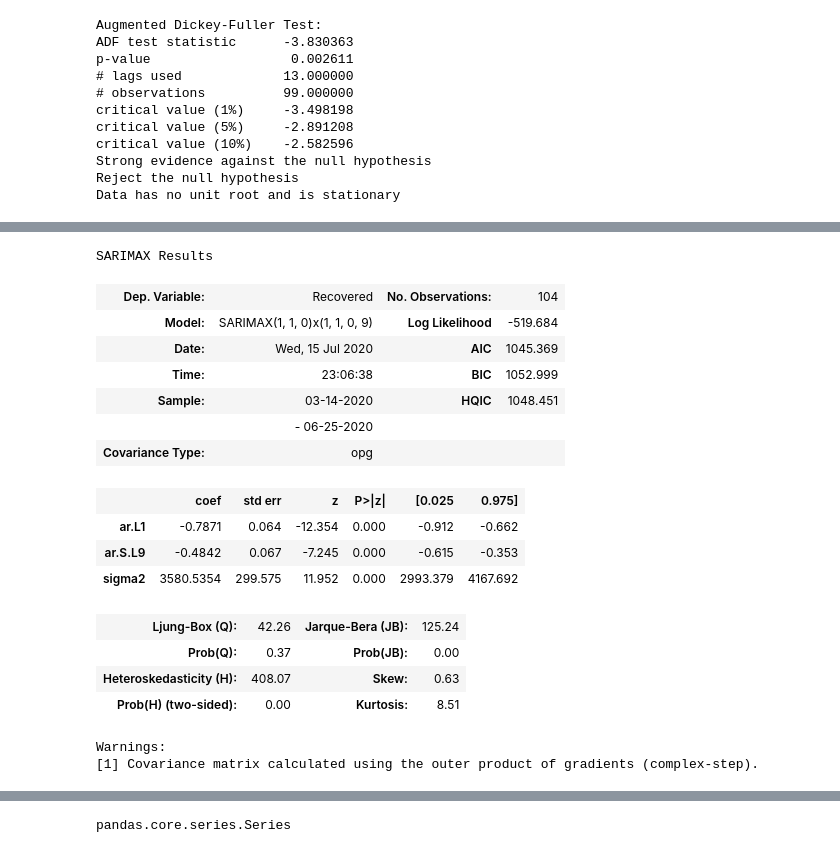
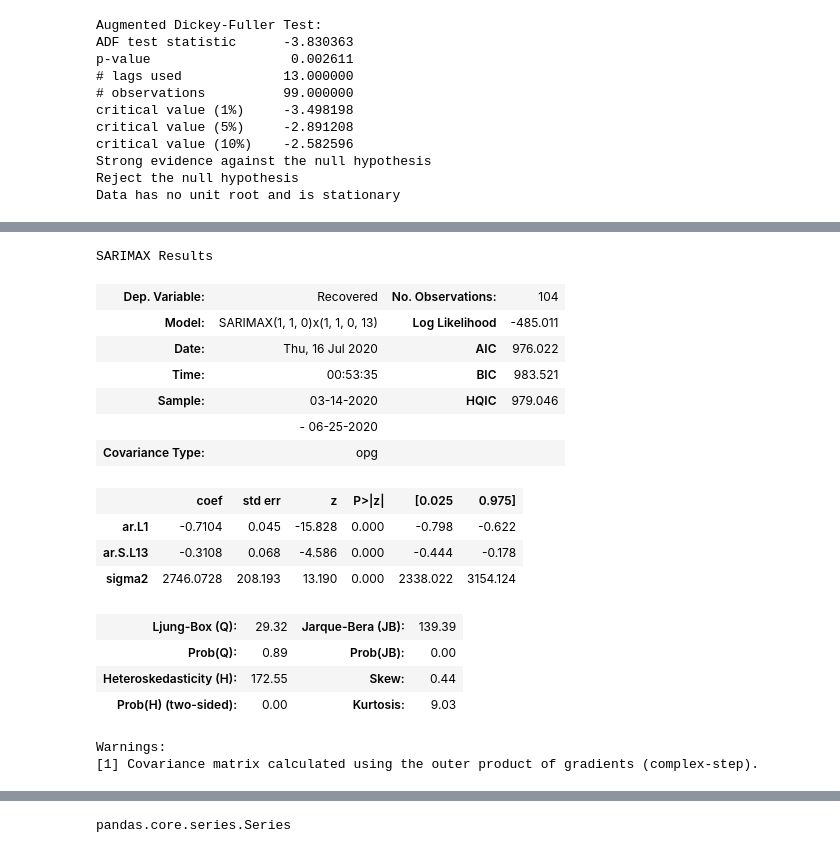
Before and after one commit to kartiks98/SARIMA-Model-to-predict-Confirmed-Recovered-Decreased-cases-of-COVID-19---DIC-Project, a Jupyter notebook: Karnataka/KA - Recovered - SARIMAX(1,1,0,13) - Sarima Model - COVID Trend Analysis .ipynb, the cells around one changed output, grey strips where cells are left out. Drawn from its saved outputs; the diff is of its cells as text; code cells hidden in the pictures.

```diff
--- a/Karnataka/KA - Recovered - SARIMAX(1,1,0,9) - Sarima Model - COVID Trend Analysis .ipynb
+++ b/Karnataka/KA - Recovered - SARIMAX(1,1,0,13) - Sarima Model - COVID Trend Analysis .ipynb
@@ -236,26 +236,26 @@ test = df.iloc[104:111]
 from statsmodels.tsa.statespace.sarimax import SARIMAX
 # %%
 # model = ARIMA(train[para],order=(1, 1, 0))
-model = SARIMAX(train[para],order=(1, 1, 0),seasonal_order=(1,1,0,9))
+model = SARIMAX(train[para],order=(1, 1, 0),seasonal_order=(1,1,0,13))
 results = model.fit()
 results.summary()
 # %% [output]
 SARIMAX Results
 | Dep. Variable: | Recovered | No. Observations: | 104 |
-| Model: | SARIMAX(1, 1, 0)x(1, 1, 0, 9) | Log Likelihood | -519.684 |
-| Date: | Wed, 15 Jul 2020 | AIC | 1045.369 |
-| Time: | 23:06:38 | BIC | 1052.999 |
-| Sample: | 03-14-2020 | HQIC | 1048.451 |
+| Model: | SARIMAX(1, 1, 0)x(1, 1, 0, 13) | Log Likelihood | -485.011 |
+| Date: | Thu, 16 Jul 2020 | AIC | 976.022 |
+| Time: | 00:53:35 | BIC | 983.521 |
+| Sample: | 03-14-2020 | HQIC | 979.046 |
 |  | - 06-25-2020 |  |  |
 | Covariance Type: | opg |  |  |
 |  | coef | std err | z | P>|z| | [0.025 | 0.975] |
-| ar.L1 | -0.7871 | 0.064 | -12.354 | 0.000 | -0.912 | -0.662 |
-| ar.S.L9 | -0.4842 | 0.067 | -7.245 | 0.000 | -0.615 | -0.353 |
-| sigma2 | 3580.5354 | 299.575 | 11.952 | 0.000 | 2993.379 | 4167.692 |
+| ar.L1 | -0.7104 | 0.045 | -15.828 | 0.000 | -0.798 | -0.622 |
+| ar.S.L13 | -0.3108 | 0.068 | -4.586 | 0.000 | -0.444 | -0.178 |
+| sigma2 | 2746.0728 | 208.193 | 13.190 | 0.000 | 2338.022 | 3154.124 |
-| Ljung-Box (Q): | 42.26 | Jarque-Bera (JB): | 125.24 |
-| Prob(Q): | 0.37 | Prob(JB): | 0.00 |
-| Heteroskedasticity (H): | 408.07 | Skew: | 0.63 |
-| Prob(H) (two-sided): | 0.00 | Kurtosis: | 8.51 |
+| Ljung-Box (Q): | 29.32 | Jarque-Bera (JB): | 139.39 |
+| Prob(Q): | 0.89 | Prob(JB): | 0.00 |
+| Heteroskedasticity (H): | 172.55 | Skew: | 0.44 |
+| Prob(H) (two-sided): | 0.00 | Kurtosis: | 9.03 |
 Warnings:
 [1] Covariance matrix calculated using the outer product of gradients (complex-step).
 # %%
```
Also changed, not shown: parts of 14 cells of this notebook, 6 other files.
